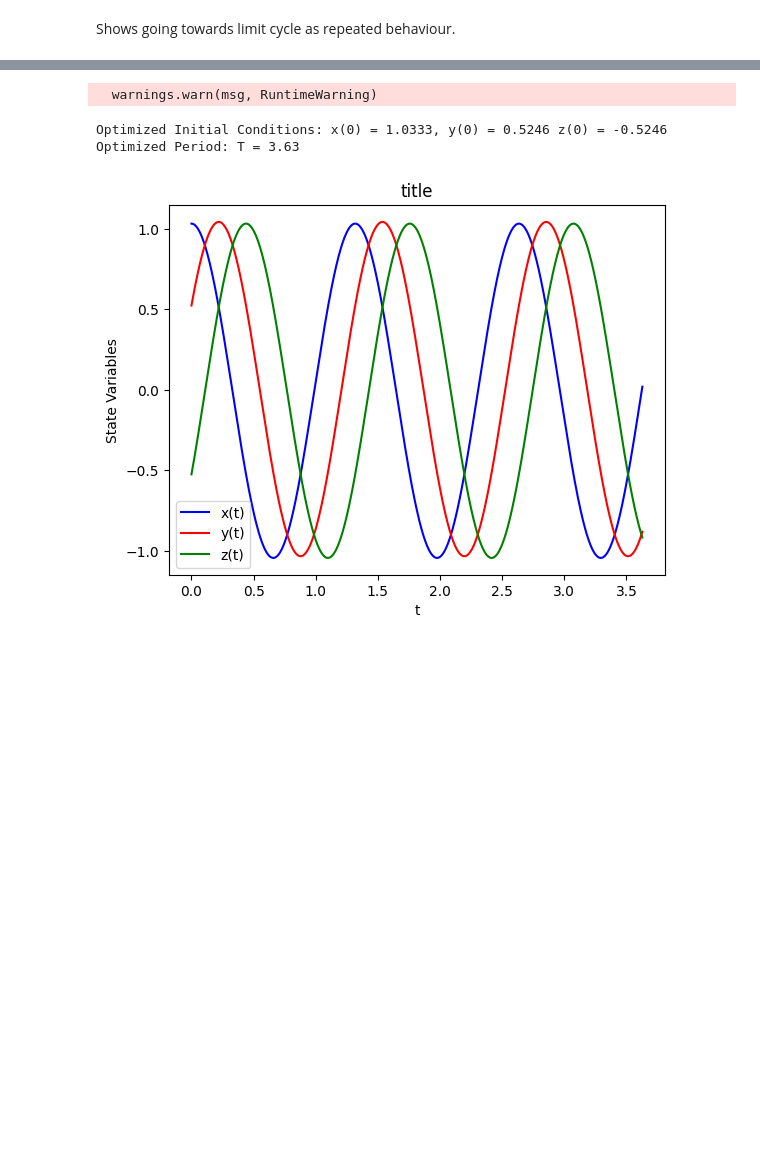
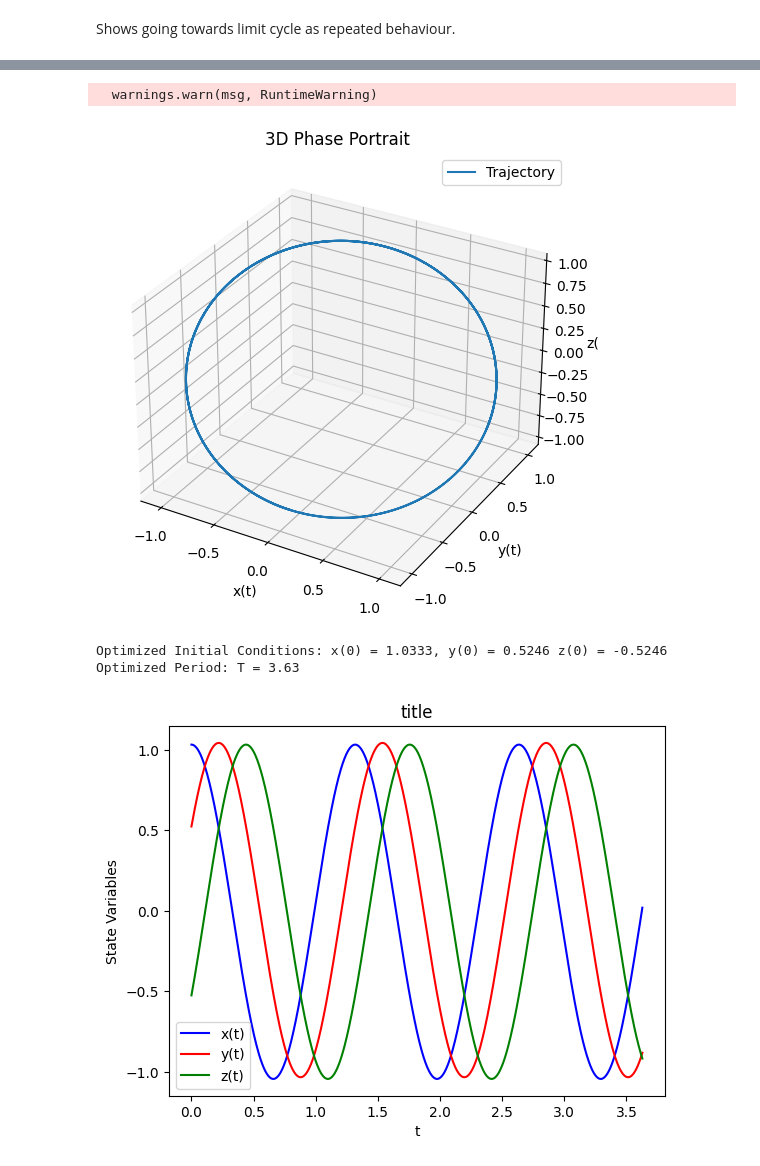
Before and after one commit to jjb023/ScientificComputing, a Jupyter notebook: Report.ipynb, the cells around one changed output, grey strips where cells are left out. Drawn from its saved outputs; the diff is of its cells as text; code cells hidden in the pictures; blank space fills up the shorter version.

```diff
--- a/Report.ipynb
+++ b/Report.ipynb
@@ -82,21 +67,25 @@ plotsystemode(X, t)
 # %%
 f = hopf
 phasecondition = hopfpc
 X0 = [1, 0, -1]
 Tguess = 3
 mu = 1
 
 X0, T = numshoot(f, phasecondition, X0, Tguess, mu=mu)
 
 x0, y0, z0 = X0  # Unpacking the optimized initial conditions
 period = T
+t = np.linspace(0, period, 1000)
+X = solve_ode(f, X0, t, method, mu=mu)
+plotphaseportrait(X)
 
 print(f"Optimized Initial Conditions: x(0) = {x0:.4f}, y(0) = {y0:.4f}", f"z(0) = {z0:.4f}")
 print(f"Optimized Period: T = {period:.2f}")
 # T = 10
 plotorbit(f, X0, T, mu=mu)
 # %% [output]
   warnings.warn(msg, RuntimeWarning)
+[figure, new version]
 Optimized Initial Conditions: x(0) = 1.0333, y(0) = 0.5246 z(0) = -0.5246
 Optimized Period: T = 3.63
-[figure, old version]
+[figure, added]
```
Also changed, not shown: parts of 3 cells of this notebook, 1 other file.
